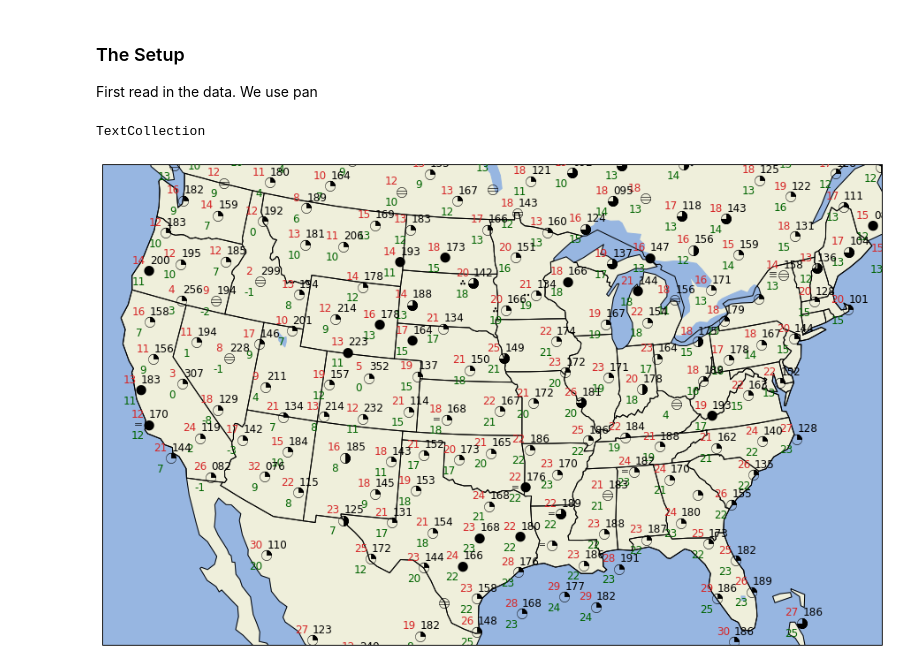
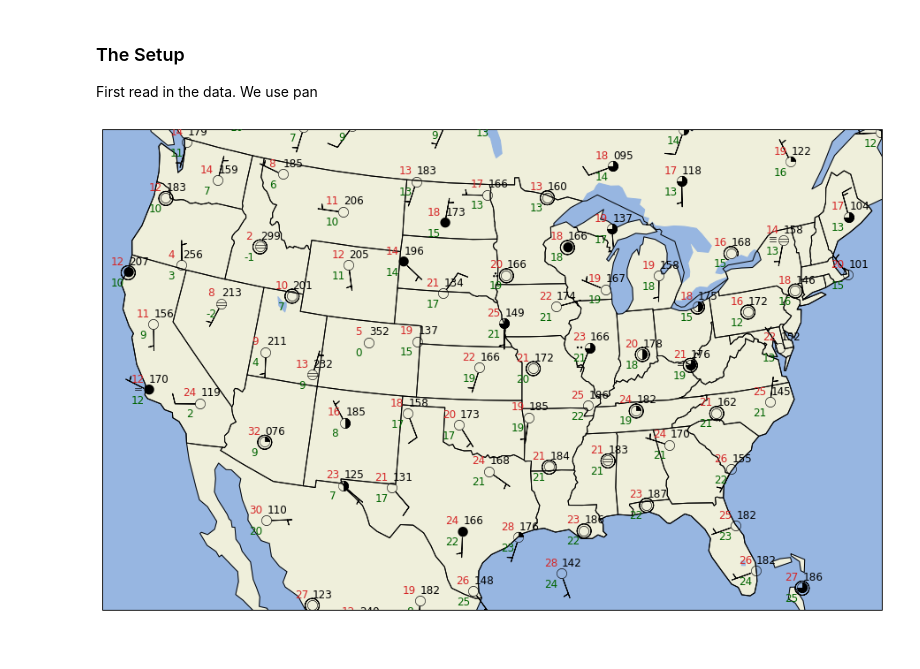
Before and after one commit to mgrover1/MetPy, a Jupyter notebook: examples/plots/Station_Plot_Example.ipynb, the cells around one changed output. Saved outputs shown, nothing was run; the diff lists cells and outputs as text; code cells hidden in the pictures.

```diff
--- a/examples/plots/Station_Plot_Example.ipynb
+++ b/examples/plots/Station_Plot_Example.ipynb
@@ -24,7 +24,7 @@ proj = ccrs.LambertConformal(central_longitude=-95, central_latitude=35,
                              standard_parallels=[35])
 
 point_locs = proj.transform_points(ccrs.PlateCarree(), df['longitude'].values, df['latitude'].values)
-df = df[reduce_point_density(point_locs, 200000.)]
+df = df[reduce_point_density(point_locs, 300000.)]
 # %%
 plt.rcParams['savefig.dpi'] = 255
 
@@ -34,37 +34,39 @@ ax = fig.add_subplot(1, 1, 1, projection=proj)
 
 # Add some various map elements to the plot to make it recognizable.
 ax.add_feature(cfeature.LAND)
 ax.add_feature(cfeature.OCEAN)
 ax.add_feature(cfeature.LAKES)
 ax.add_feature(cfeature.COASTLINE)
 ax.add_feature(cfeature.STATES)
 ax.add_feature(cfeature.BORDERS)
 
 # Set the plot bounds
 ax.set_extent((-120, -73, 23, 50))
 
 #
 # Here's the actual station plot
 #
 
 stationplot = StationPlot(ax, df['longitude'].values, df['latitude'].values, clip_on=True,
                           transform=ccrs.PlateCarree(), fontsize=12)
 
 # Plot the temperature in the top lefthand corner
-stationplot.plot_parameter('NW', df['temperature'].values, color='tab:red')
+stationplot.plot_parameter('NW', df['air_temperature'].values, color='tab:red')
 
 # Plot the dewpoint in the bottom lefthand corner
-stationplot.plot_parameter('SW', df['dewpoint'].values, color='darkgreen')
+stationplot.plot_parameter('SW', df['dew_point_temperature'].values, color='darkgreen')
 
 # Plot Sea-Level Pressure
-stationplot.plot_parameter('NE', df['sea_level_pressure'].values,
+stationplot.plot_parameter('NE', df['air_pressure_at_sea_level'].values,
                            formatter=lambda v: format(10 * v, '.0f')[-3:])
 
 # Plot cloud cover
-stationplot.plot_symbol('C', df['cloudcover'].values, sky_cover)
+stationplot.plot_symbol('C', df['cloud_coverage'].values, sky_cover)
 
 # Plot the current weather
-stationplot.plot_symbol('W', df['current_wx1_symbol'].values, current_weather)
+stationplot.plot_symbol('W', df['present_weather'].values, current_weather)
+
+# Plot the winds
+stationplot.plot_barb(df['eastward_wind'].values, df['northward_wind'].values)
 # %% [output]
-TextCollection
-[figure, old version]
+[figure, new version]
```
Also changed, not shown: parts of 2 cells of this notebook.
